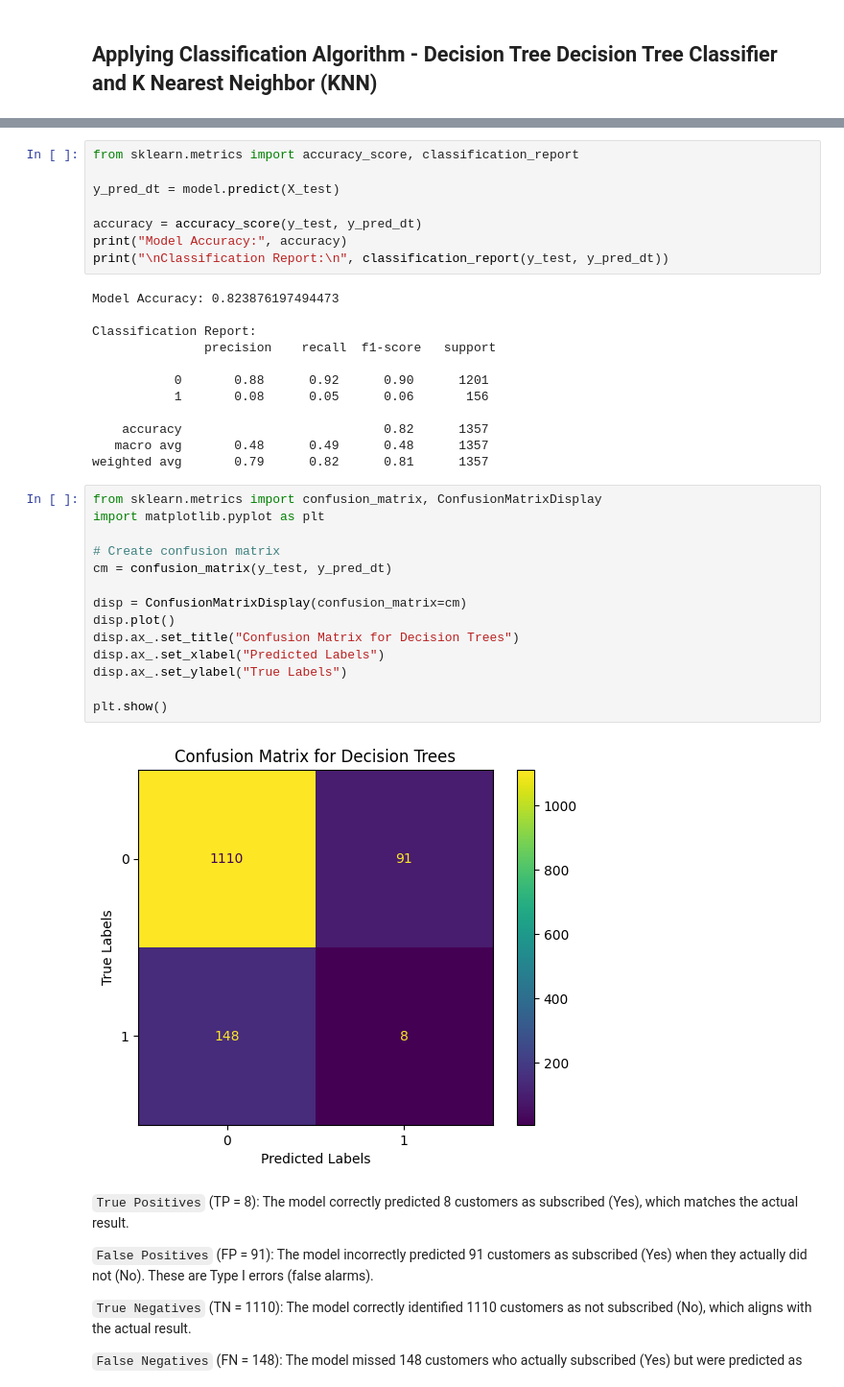
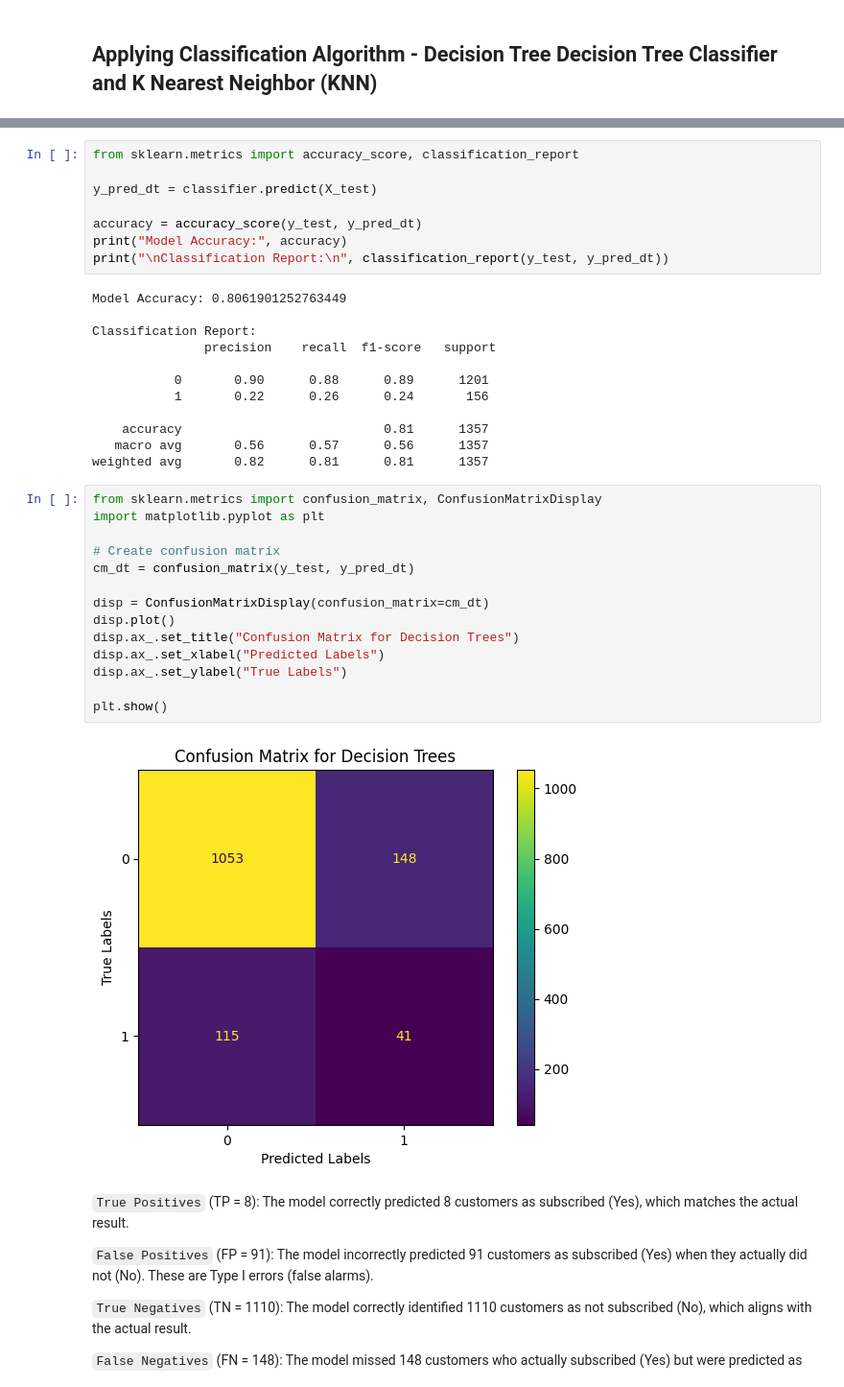
Before and after one commit to Fatai-soliu/bank-telemarketing, a Jupyter notebook: Bank_Marketing.ipynb, the cells around one changed output, grey strips where cells are left out. Shown at 96% size. Saved outputs shown, nothing was run; the diff lists cells and outputs as text.

Commit message:
Model Evaluation

```diff
--- a/Bank_Marketing.ipynb
+++ b/Bank_Marketing.ipynb
@@ -558,39 +576,39 @@ classifier.fit(X_train_resampled, y_train_resampled)
 # %%
 from sklearn.metrics import accuracy_score, classification_report
 
-y_pred_dt = model.predict(X_test)
+y_pred_dt = classifier.predict(X_test)
 
 accuracy = accuracy_score(y_test, y_pred_dt)
 print("Model Accuracy:", accuracy)
 print("\nClassification Report:\n", classification_report(y_test, y_pred_dt))
 # %% [output]
-Model Accuracy: 0.823876197494473
+Model Accuracy: 0.8061901252763449
 
 Classification Report:
                precision    recall  f1-score   support
 
-           0       0.88      0.92      0.90      1201
-           1       0.08      0.05      0.06       156
+           0       0.90      0.88      0.89      1201
+           1       0.22      0.26      0.24       156
 
-    accuracy                           0.82      1357
-   macro avg       0.48      0.49      0.48      1357
-weighted avg       0.79      0.82      0.81      1357
+    accuracy                           0.81      1357
+   macro avg       0.56      0.57      0.56      1357
+weighted avg       0.82      0.81      0.81      1357
 # %%
 from sklearn.metrics import confusion_matrix, ConfusionMatrixDisplay
 import matplotlib.pyplot as plt
 
 # Create confusion matrix
-cm = confusion_matrix(y_test, y_pred_dt)
+cm_dt = confusion_matrix(y_test, y_pred_dt)
 
-disp = ConfusionMatrixDisplay(confusion_matrix=cm)
+disp = ConfusionMatrixDisplay(confusion_matrix=cm_dt)
 disp.plot()
 disp.ax_.set_title("Confusion Matrix for Decision Trees")
 disp.ax_.set_xlabel("Predicted Labels")
 disp.ax_.set_ylabel("True Labels")
 
 plt.show()
 # %% [output]
-[figure, old version]
+[figure, new version]
 # %% [markdown]
 `True Positives` (TP = 8): The model correctly predicted 8 customers as subscribed (Yes), which matches the actual result.
 
```
Also changed, not shown: parts of 20 cells of this notebook.
